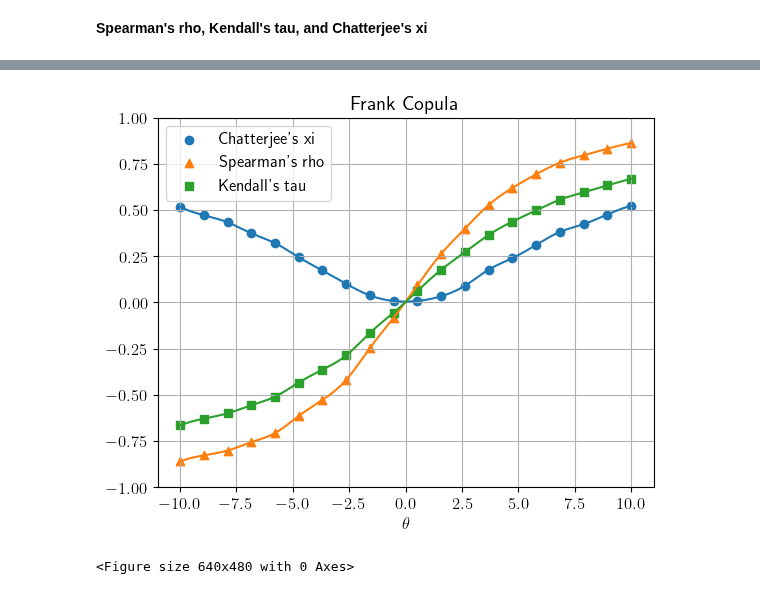
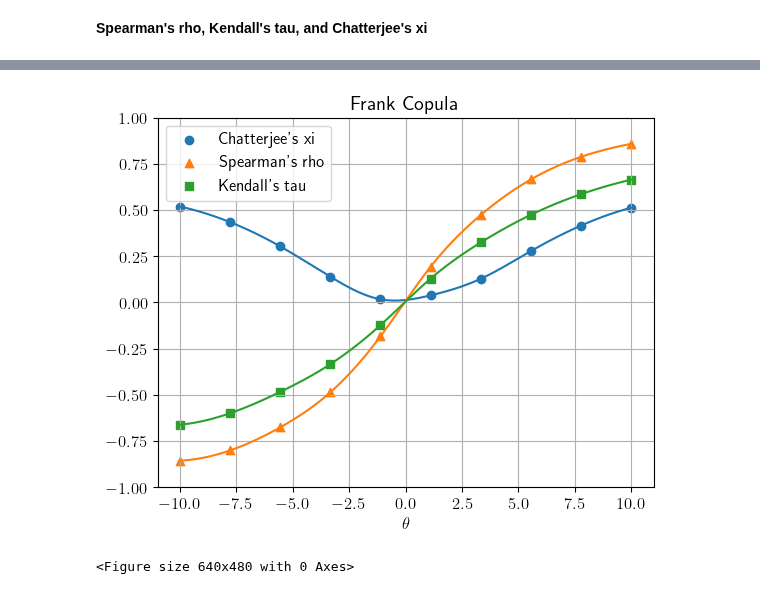
Before and after one commit to Corrram/copul, a Jupyter notebook: notes/examples/introductory_guide.ipynb, the cells around one changed output, grey strips where cells are left out. Drawn from its saved outputs; the diff is of its cells as text; code cells hidden in the pictures.

```diff
--- a/notes/examples/introductory_guide.ipynb
+++ b/notes/examples/introductory_guide.ipynb
@@ -93,9 +91,9 @@ galambos.plot_pickands(delta=[0.5, 1, 2])
 # %% [markdown]
 **Spearman's rho, Kendall's tau, and Chatterjee's xi**
 # %%
-print(cp.CuadrasAuge().rho())
-print(cp.CuadrasAuge(0.5).rho())
-print(cp.FarlieGumbelMorgenstern().tau())
-print(cp.AliMikhailHaq().xi())
-cp.Frank().plot_rank_correlations(10_000, 20)
+print(cp.CuadrasAuge().spearmans_rho())
+print(cp.CuadrasAuge(0.5).spearmans_rho())
+print(cp.FarlieGumbelMorgenstern().kendalls_tau())
+print(cp.AliMikhailHaq().chatterjees_xi())
+cp.Frank().plot_rank_correlations(n_obs=5_000, n_params=10)
 # %% [output]
@@ -104,4 +102,4 @@ cp.Frank().plot_rank_correlations(10_000, 20)
 2*theta/9
 -theta/6 - 0.666666666666667 + 3/theta - 2/theta**2 - 2*(1 - theta)**2*log(1 - theta)/theta**3
-[figure, old version]
+[figure, new version]
 <Figure size 640x480 with 0 Axes>
```
Also changed, not shown: parts of 6 cells of this notebook, 7 other files.
